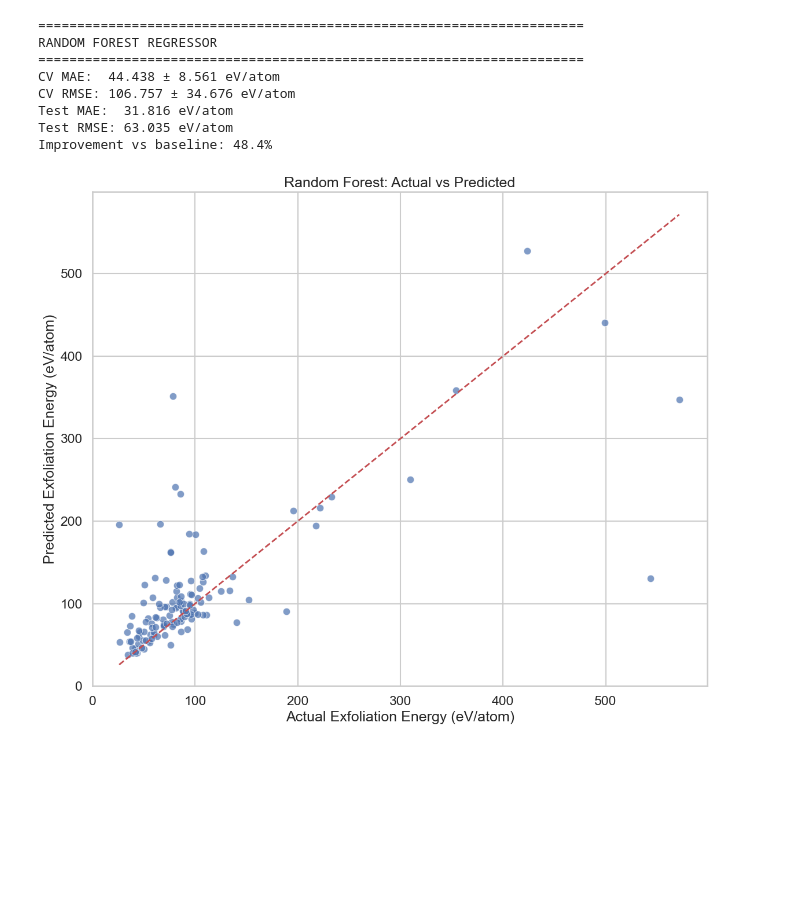
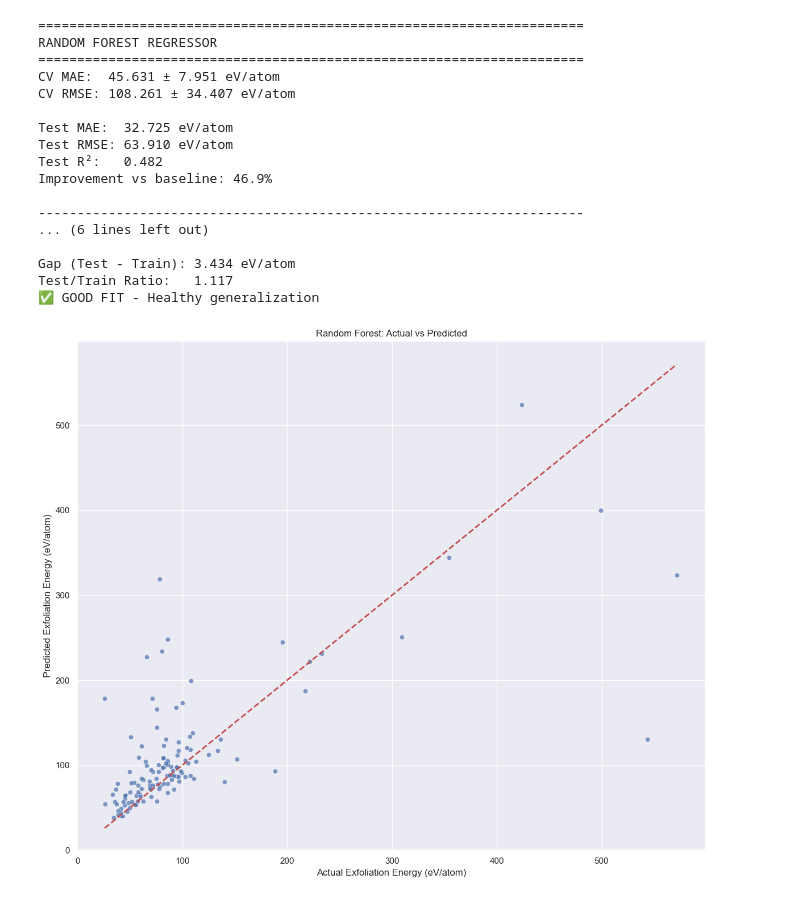
Before and after one commit to AttackOnBreakfast/cmse492_project, a Jupyter notebook: notebooks/exploratory/materials_eda.ipynb, the cells around one changed output. Cells and saved outputs as stored; diff of their text form; code cells hidden in the pictures; blank space fills up the shorter version.

```diff
--- a/notebooks/exploratory/materials_eda.ipynb
+++ b/notebooks/exploratory/materials_eda.ipynb
@@ -272,10 +322,10 @@ print("="*70)
 
 # Train Random Forest
 rf_model = RandomForestRegressor(
-    n_estimators=300,
+    n_estimators=500,
     max_depth=20,
-    min_samples_split=5,
-    min_samples_leaf=2,
+    min_samples_split=10,
+    min_samples_leaf=3,
     random_state=42,
     n_jobs=-1
 )
@@ -290,42 +340,83 @@ cv_mae_rf = -cross_val_score(rf_pipe, X, y, scoring="neg_mean_absolute_error", c
 cv_rmse_rf = np.sqrt(-cross_val_score(rf_pipe, X, y, scoring="neg_mean_squared_error", cv=cv))
 
 print(f"CV MAE:  {cv_mae_rf.mean():.3f} ± {cv_mae_rf.std():.3f} eV/atom")
 print(f"CV RMSE: {cv_rmse_rf.mean():.3f} ± {cv_rmse_rf.std():.3f} eV/atom")
 
 # Train and test
 rf_pipe.fit(X_train, y_train)
+
+# Test predictions
 y_pred_rf = rf_pipe.predict(X_test)
-
 rf_mae = mean_absolute_error(y_test, y_pred_rf)
 rf_rmse = np.sqrt(mean_squared_error(y_test, y_pred_rf))
+rf_test_r2 = r2_score(y_test, y_pred_rf)
 
+# Train predictions
+y_train_pred_rf = rf_pipe.predict(X_train)
+rf_train_mae = mean_absolute_error(y_train, y_train_pred_rf)
+rf_train_rmse = np.sqrt(mean_squared_error(y_train, y_train_pred_rf))
+rf_train_r2 = r2_score(y_train, y_train_pred_rf)
+
+print(f"\nTest MAE:  {rf_mae:.3f} eV/atom")
+print(f"Test RMSE: {rf_rmse:.3f} eV/atom")
+print(f"Test R²:   {rf_test_r2:.3f}")
+print(f"Improvement vs baseline: {((mae - rf_mae) / mae * 100):.1f}%")
+
+# Overfitting/Underfitting Check
+print("\n" + "-"*70)
+print("OVERFITTING/UNDERFITTING ANALYSIS:")
+print("-"*70)
+print(f"Train MAE: {rf_train_mae:.3f} eV/atom")
 print(f"Test MAE:  {rf_mae:.3f} eV/atom")
-print(f"Test RMSE: {rf_rmse:.3f} eV/atom")
-print(f"Improvement vs baseline: {((mae - rf_mae) / mae * 100):.1f}%")
+print(f"Train R²:  {rf_train_r2:.3f}")
+print(f"Test R²:   {rf_test_r2:.3f}")
+
+rf_gap = rf_mae - rf_train_mae
+rf_ratio = rf_mae / rf_train_mae
+print(f"\nGap (Test - Train): {rf_gap:.3f} eV/atom")
+print(f"Test/Train Ratio:   {rf_ratio:.3f}")
+
+if rf_ratio < 1.05:
+    print("⚠️  UNDERFITTING - Model is too simple")
+elif 1.05 <= rf_ratio <= 1.20:
+    print("✅ GOOD FIT - Healthy generalization")
+elif 1.20 < rf_ratio <= 1.40:
+    print("⚠️  SLIGHT OVERFITTING - Some memorization")
+else:
+    print("❌ SEVERE OVERFITTING - Memorizing training data")
 
 # Actual vs Predicted
 plt.figure(figsize=(12,10))
 sns.scatterplot(x=y_test, y=y_pred_rf, alpha=0.7)
 lims = [y_test.min(), y_test.max()]
 plt.plot(lims, lims, "r--", lw=2)
 plt.xlabel("Actual Exfoliation Energy (eV/atom)")
 plt.ylabel("Predicted Exfoliation Energy (eV/atom)")
 plt.title("Random Forest: Actual vs Predicted")
 plt.xlim(0)
 plt.ylim(0)
 plt.tight_layout()
 plt.savefig(FIG_DIR / "rf_predictions.png", dpi=300)
 plt.show()
 # %% [output]
 ======================================================================
 RANDOM FOREST REGRESSOR
 ======================================================================
-CV MAE:  44.438 ± 8.561 eV/atom
-CV RMSE: 106.757 ± 34.676 eV/atom
-Test MAE:  31.816 eV/atom
-Test RMSE: 63.035 eV/atom
-Improvement vs baseline: 48.4%
+CV MAE:  45.631 ± 7.951 eV/atom
+CV RMSE: 108.261 ± 34.407 eV/atom
+
+Test MAE:  32.725 eV/atom
+Test RMSE: 63.910 eV/atom
+Test R²:   0.482
+Improvement vs baseline: 46.9%
+
+----------------------------------------------------------------------
+... (6 lines left out)
+
+Gap (Test - Train): 3.434 eV/atom
+Test/Train Ratio:   1.117
+✅ GOOD FIT - Healthy generalization
-[figure, old version]
+[figure, new version]
 # %%
 # ===============================================================
 # PART F: Neural Network Model
```
Also changed, not shown: parts of 10 cells of this notebook, 18 other files.
